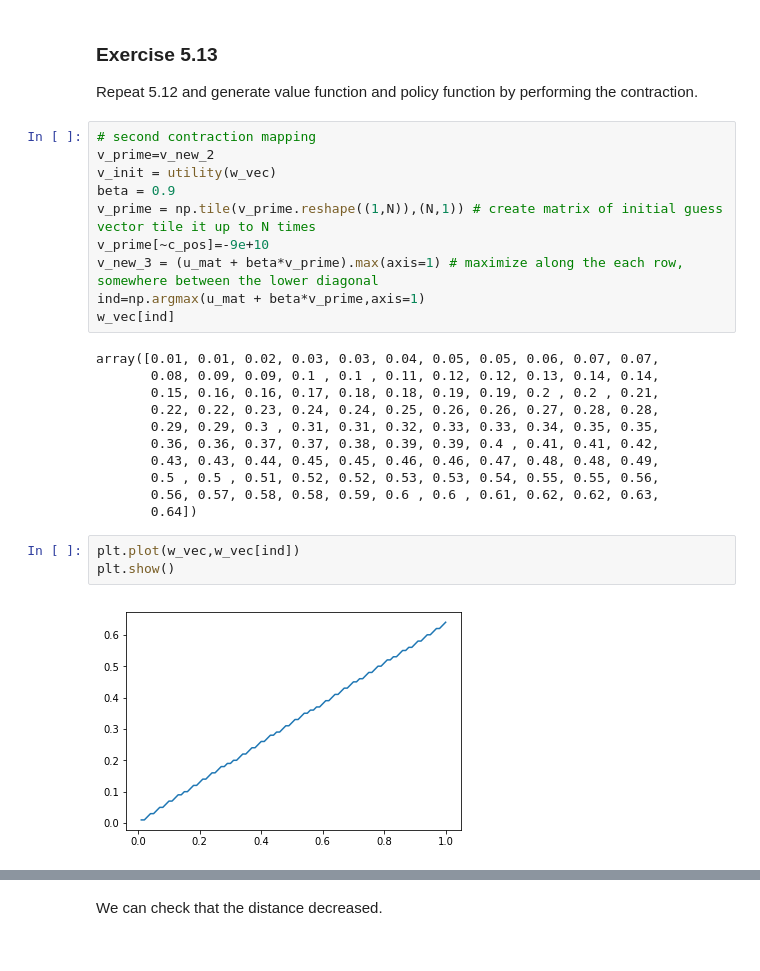
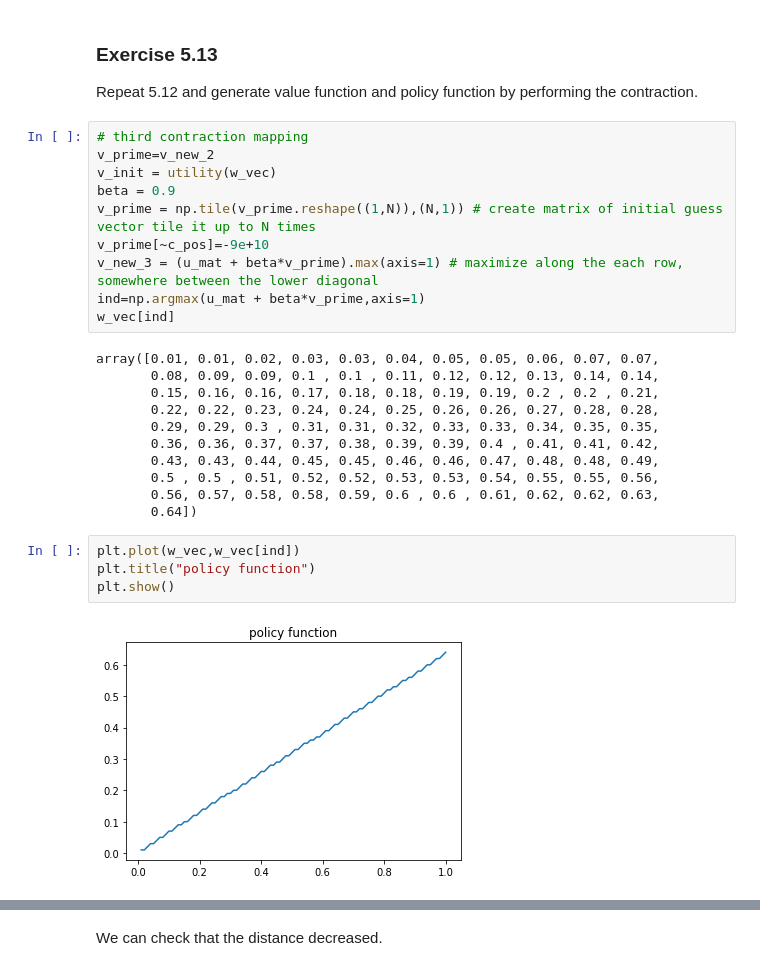
Before and after one commit to ericroh/persp-model-econ_W19, a Jupyter notebook: ProblemSets/PS3/HW3_part2_typocorrected.ipynb, the cells around one changed output, grey strips where cells are left out. Drawn from its saved outputs; the diff is of its cells as text.

```diff
--- a/ProblemSets/PS3/HW3_part2_typocorrected.ipynb
+++ b/ProblemSets/PS3/HW3_part2_typocorrected.ipynb
@@ -164,7 +195,7 @@ We can check that the distance spiked at the first time.
 ### Exercise 5.13
 Repeat 5.12 and generate value function and policy function by performing the contraction.
 # %%
-# second contraction mapping
+# third contraction mapping
 v_prime=v_new_2
 v_init = utility(w_vec)
 beta = 0.9
@@ -186,8 +217,9 @@ array([0.01, 0.01, 0.02, 0.03, 0.03, 0.04, 0.05, 0.05, 0.06, 0.07, 0.07,
        0.64])
 # %%
 plt.plot(w_vec,w_vec[ind])
+plt.title("policy function")
 plt.show()
 # %% [output]
-[figure, old version]
+[figure, new version]
 # %%
 plt.plot(v_new_3[1:],)
```
Also changed, not shown: parts of 10 cells of this notebook, 5 other files.
